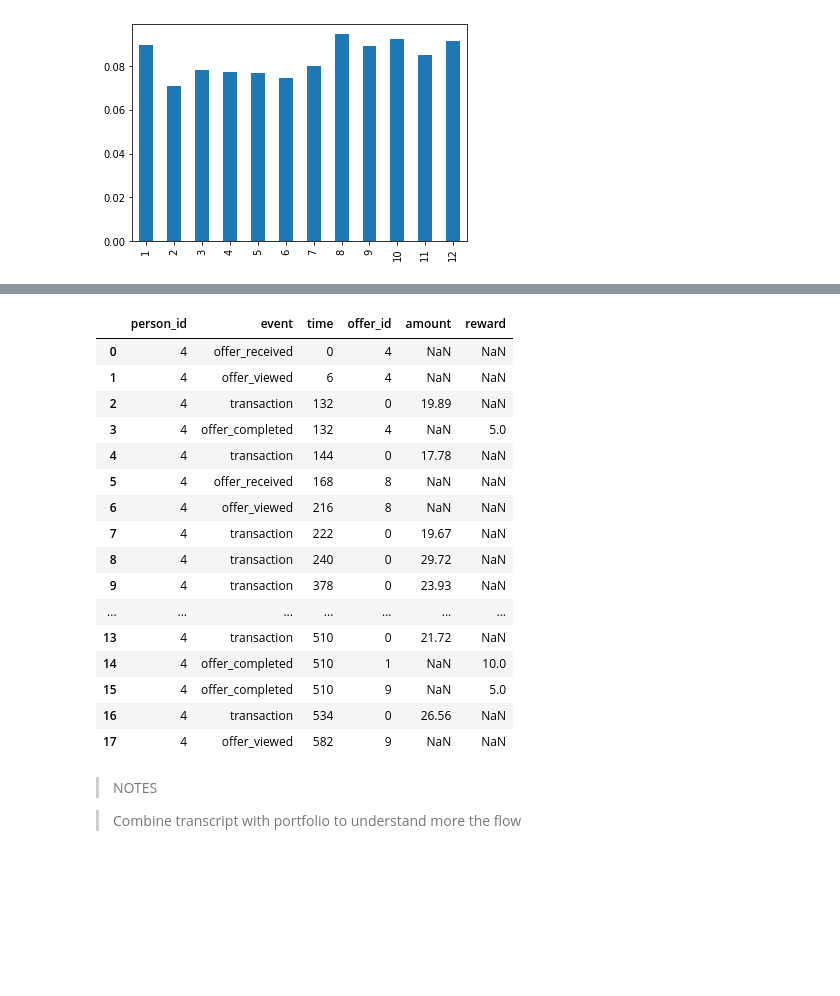
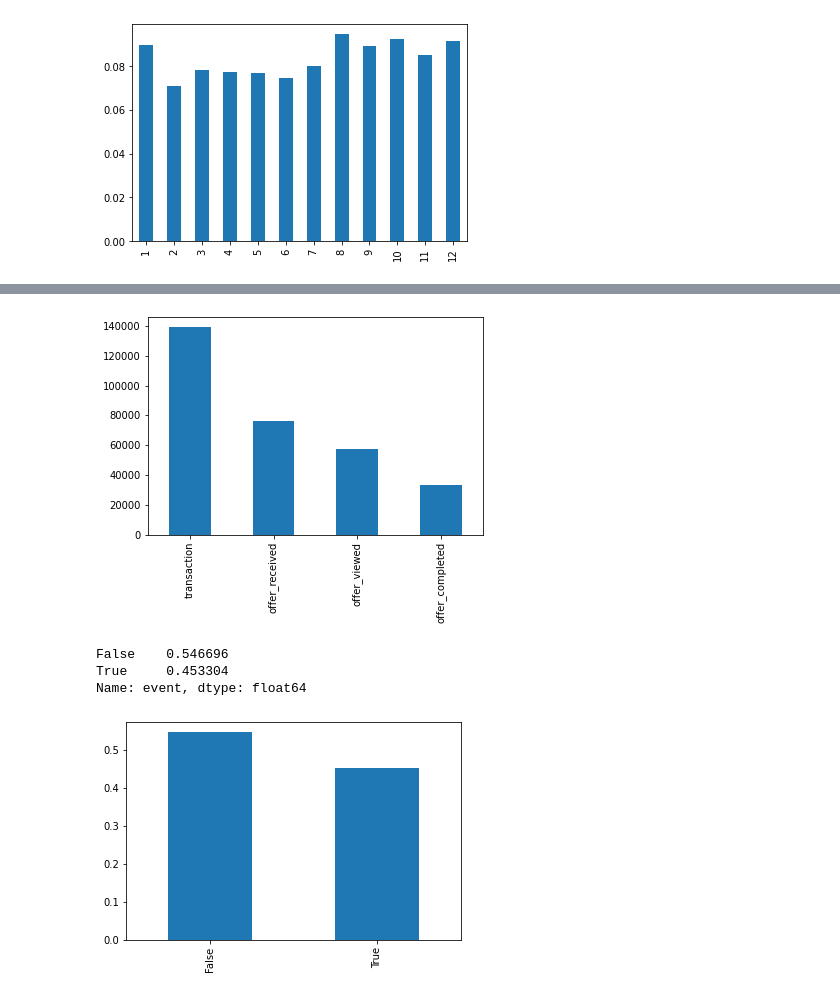
Before and after one commit to netxph/sb-capstone, a Jupyter notebook: notebooks/02 - Exploratory Data Analysis.ipynb, the cells around one changed output, grey strips where cells are left out. Saved outputs shown, nothing was run; the diff lists cells and outputs as text; code cells hidden in the pictures; blank space fills up the shorter version.

```diff
--- a/notebooks/02 - Exploratory Data Analysis.ipynb
+++ b/notebooks/02 - Exploratory Data Analysis.ipynb
@@ -376,24 +347,17 @@ transcript[transcript.event == "offer_completed"].head()
-# %%
-transcript[transcript.person_id == 4].sort_values("time")
-# %% [output]
-|  | person_id | event | time | offer_id | amount | reward |
-| 0 | 4 | offer_received | 0 | 4 | NaN | NaN |
-| 1 | 4 | offer_viewed | 6 | 4 | NaN | NaN |
-| 2 | 4 | transaction | 132 | 0 | 19.89 | NaN |
-| 3 | 4 | offer_completed | 132 | 4 | NaN | 5.0 |
-| 4 | 4 | transaction | 144 | 0 | 17.78 | NaN |
-| 5 | 4 | offer_received | 168 | 8 | NaN | NaN |
-| 6 | 4 | offer_viewed | 216 | 8 | NaN | NaN |
-| 7 | 4 | transaction | 222 | 0 | 19.67 | NaN |
-| 8 | 4 | transaction | 240 | 0 | 29.72 | NaN |
-| 9 | 4 | transaction | 378 | 0 | 23.93 | NaN |
-| ... | ... | ... | ... | ... | ... | ... |
-| 13 | 4 | transaction | 510 | 0 | 21.72 | NaN |
-| 14 | 4 | offer_completed | 510 | 1 | NaN | 10.0 |
-| 15 | 4 | offer_completed | 510 | 9 | NaN | 5.0 |
-| 16 | 4 | transaction | 534 | 0 | 26.56 | NaN |
-| 17 | 4 | offer_viewed | 582 | 9 | NaN | NaN |
-# %% [markdown]
-> NOTES
-
-> Combine transcript with portfolio to understand more the flow
+# %%
+transcript.event.value_counts().plot(kind="bar");
+# %% [output]
+[figure, added]
+# %%
+trans_events = transcript.event \
+    .apply(lambda x: False if x != "transaction" else True)
+
+trans_events.value_counts(normalize=True)
+# %% [output]
+False    0.546696
+True     0.453304
+Name: event, dtype: float64
+# %%
+trans_events.value_counts(normalize=True).plot(kind="bar");
+# %% [output]
+[figure, added]
```
Also changed, not shown: parts of 49 cells of this notebook, 1 other file.
